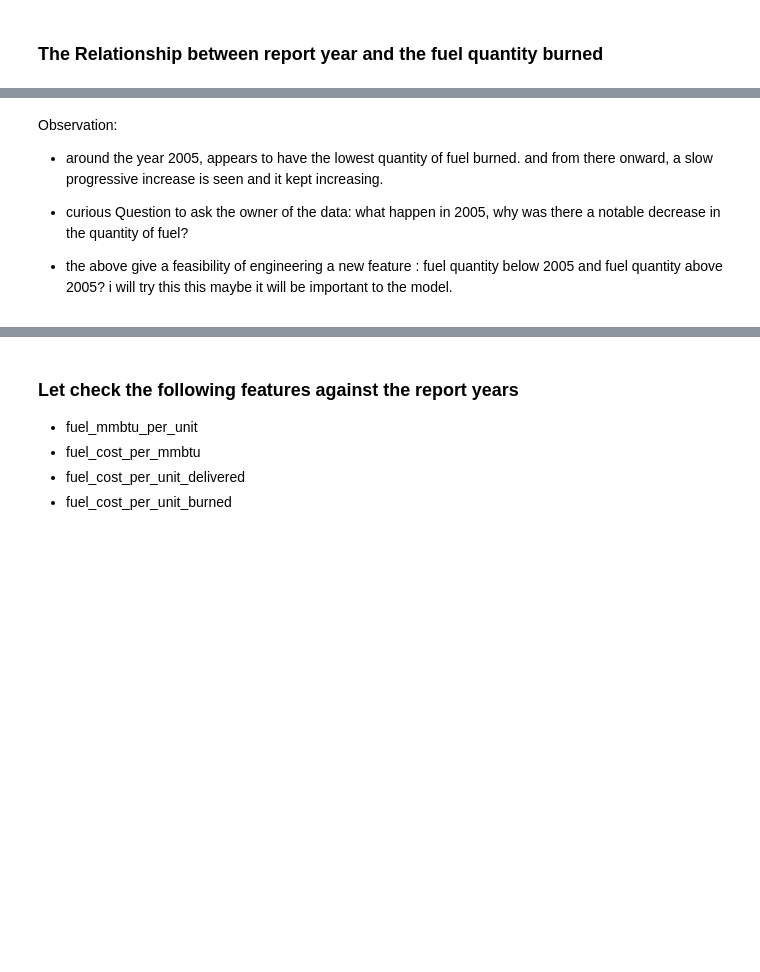
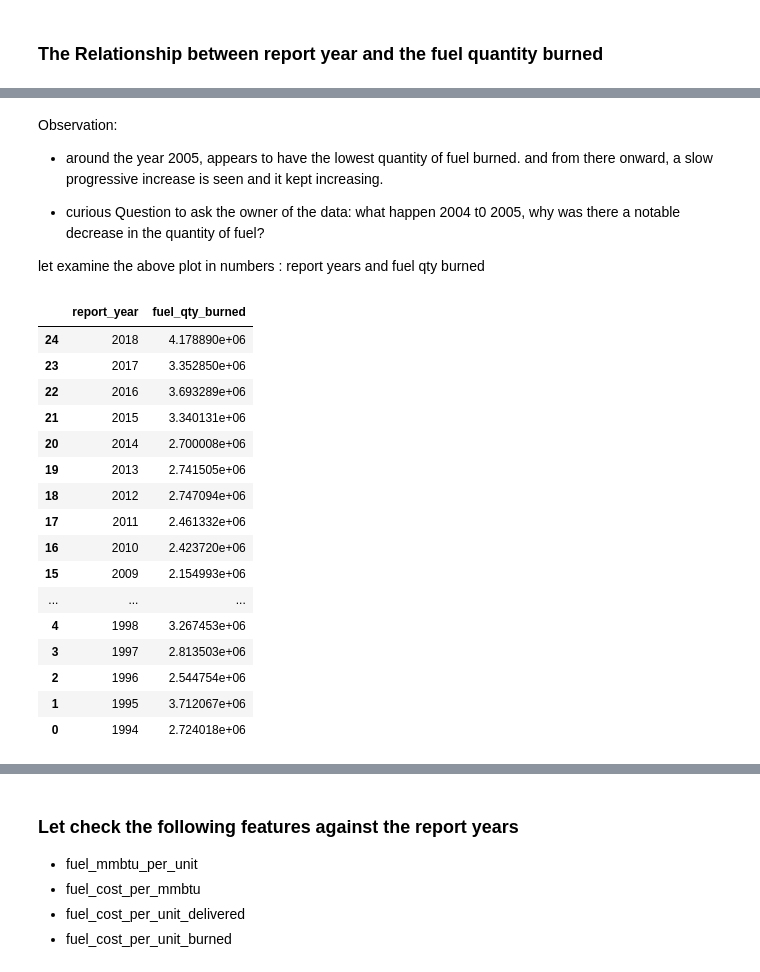
Before and after one commit to abiolaks/Hamoye_internship, a Jupyter notebook: Exploratory Analysis Of Electric Utilities Report Dataset.ipynb, the cells around one changed output, grey strips where cells are left out. Saved outputs shown, nothing was run; the diff lists cells and outputs as text; code cells hidden in the pictures; blank space fills up the shorter version.

```diff
--- a/Exploratory Analysis Of Electric Utilities Report Dataset.ipynb
+++ b/Exploratory Analysis Of Electric Utilities Report Dataset.ipynb
@@ -306,6 +339,27 @@ Observation:
     and from  there onward, a slow progressive increase is seen and it kept increasing.
 
 
-* curious Question to ask the owner of the data: what happen in 2005, why was there  a notable decrease in the quantity of fuel?
+* curious Question to ask the owner of the data: what happen 2004 t0 2005, why was there  a notable decrease in the quantity of fuel?
 
-* the above give a feasibility of engineering a new feature : fuel quantity below 2005 and fuel quantity above 2005? i will try this this maybe it will be important to the model.
+
+let examine the above plot in numbers : report years and fuel qty burned
+# %%
+fuel_data[["report_year", "fuel_qty_burned"]].groupby(['report_year'], as_index=False).mean().sort_values(by='report_year', ascending=False)
+# %% [output]
+|  | report_year | fuel_qty_burned |
+| 24 | 2018 | 4.178890e+06 |
+| 23 | 2017 | 3.352850e+06 |
+| 22 | 2016 | 3.693289e+06 |
+| 21 | 2015 | 3.340131e+06 |
+| 20 | 2014 | 2.700008e+06 |
+| 19 | 2013 | 2.741505e+06 |
+| 18 | 2012 | 2.747094e+06 |
+| 17 | 2011 | 2.461332e+06 |
+| 16 | 2010 | 2.423720e+06 |
+| 15 | 2009 | 2.154993e+06 |
+| ... | ... | ... |
+| 4 | 1998 | 3.267453e+06 |
+| 3 | 1997 | 2.813503e+06 |
+| 2 | 1996 | 2.544754e+06 |
+| 1 | 1995 | 3.712067e+06 |
+| 0 | 1994 | 2.724018e+06 |
```
Also changed, not shown: parts of 30 cells of this notebook.
